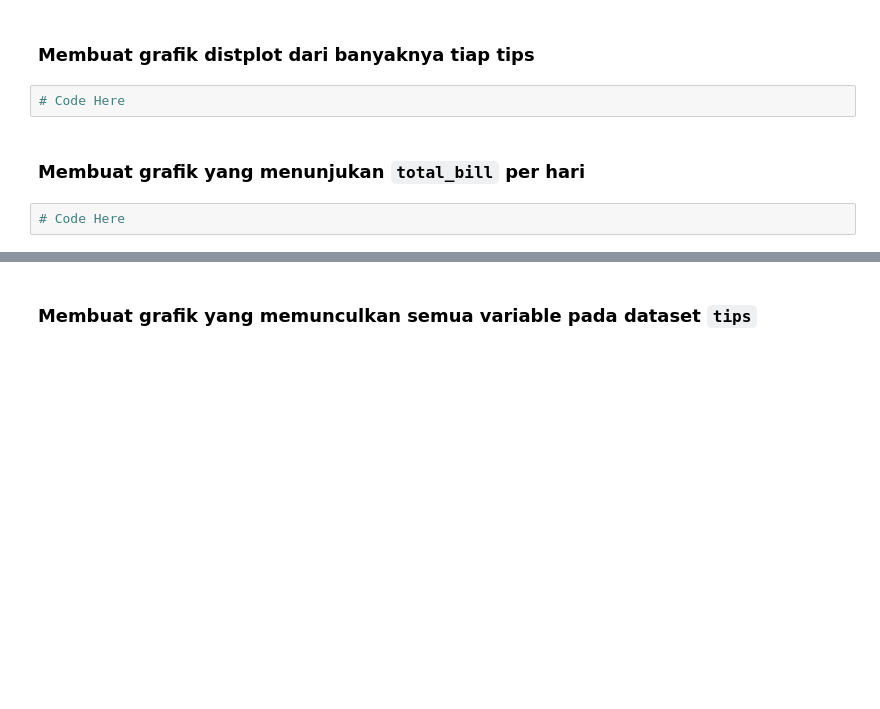
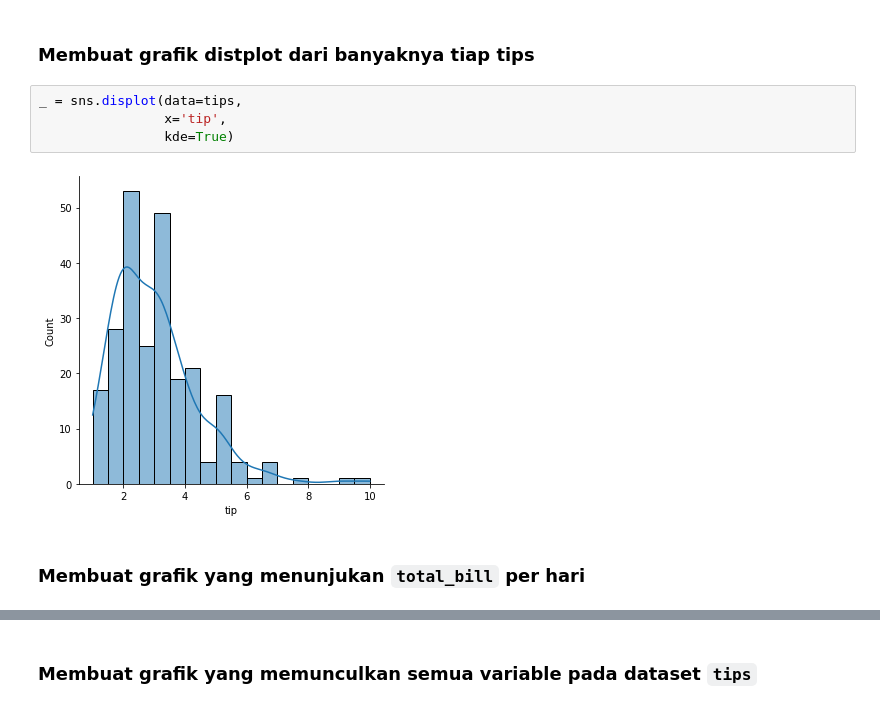
Before and after one commit to ardhptr21/pynapple2021, a Jupyter notebook: Tugas Tahap 1/tugas3.ipynb, the cells around one changed output, grey strips where cells are left out. Cells and saved outputs as stored; diff of their text form; blank space fills up the shorter version.

```diff
--- a/Tugas Tahap 1/tugas3.ipynb
+++ b/Tugas Tahap 1/tugas3.ipynb
@@ -42,9 +42,11 @@ tips.head()
 | 4 | 24.59 | 3.61 | Female | No | Sun | Dinner | 4 |
 # %% [markdown]
 ### Membuat grafik distplot dari banyaknya tiap tips
-# %%
-# Code Here
+# %%
+_ = sns.displot(data=tips,
+                x='tip',
+                kde=True)
+# %% [output]
+[figure, added]
 # %% [markdown]
 ### Membuat grafik yang menunjukan `total_bill` per hari
-# %%
-# Code Here
```
Also changed, not shown: parts of 3 cells of this notebook.
